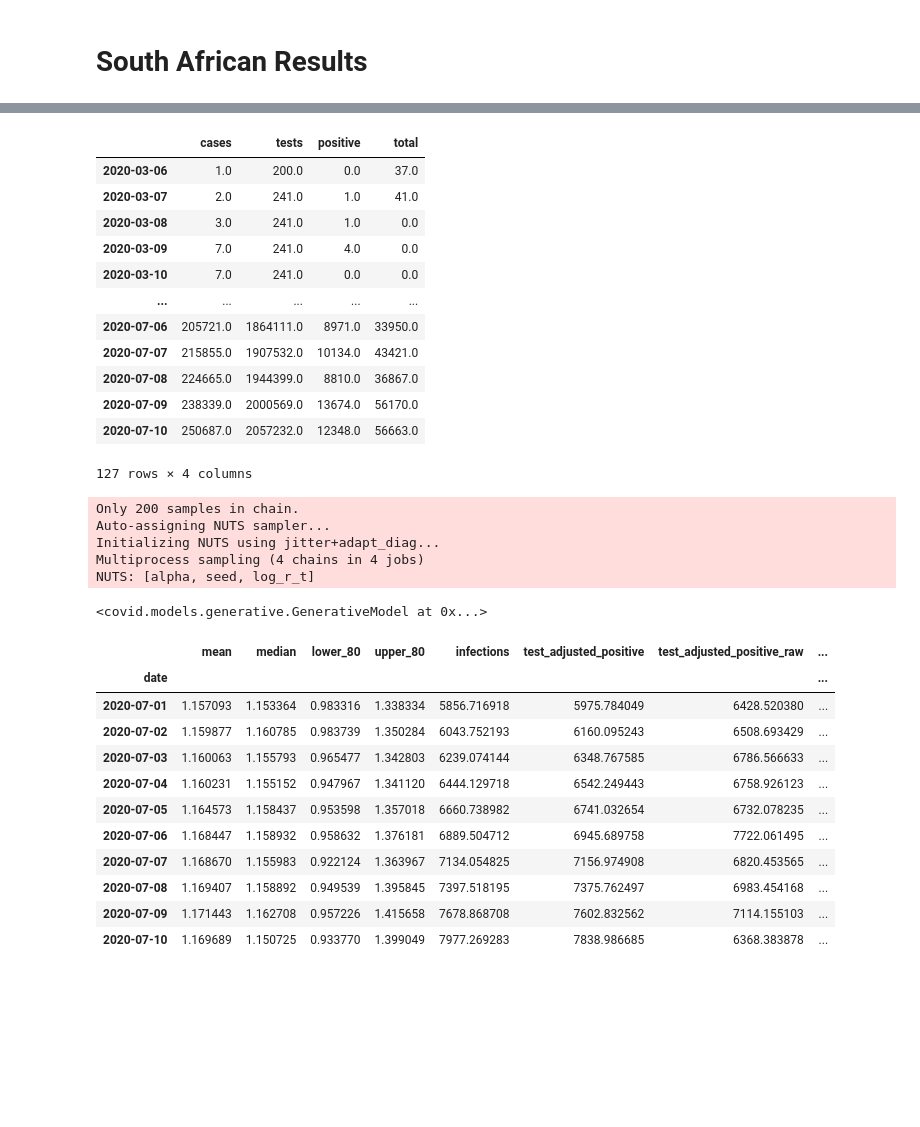
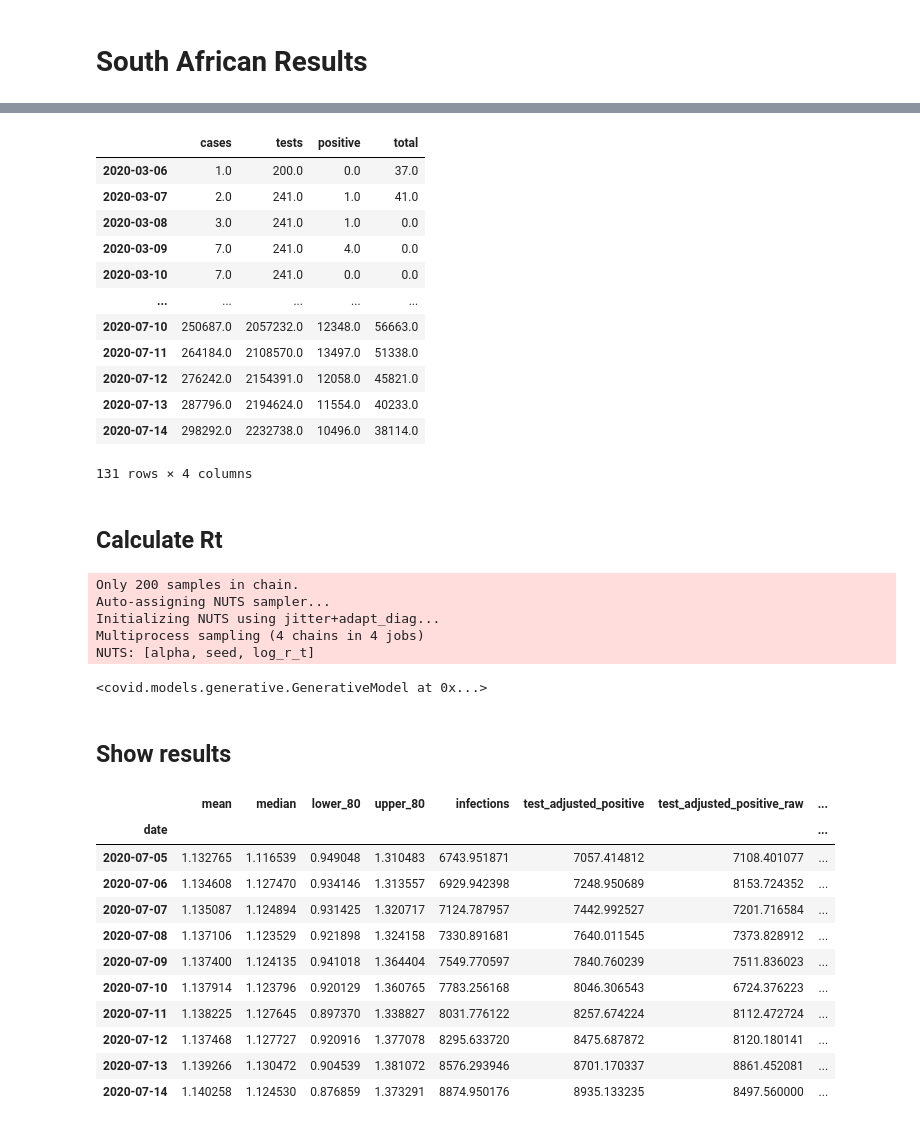
Before and after one commit to dsfsi/covid19za, a Jupyter notebook: notebooks/covid-model/rtlive-model-za.ipynb, the cells around one changed output, grey strips where cells are left out. Cells and saved outputs as stored; diff of their text form; code cells hidden in the pictures; blank space fills up the shorter version.

```diff
--- a/notebooks/covid-model/rtlive-model-za.ipynb
+++ b/notebooks/covid-model/rtlive-model-za.ipynb
@@ -272,20 +296,22 @@ final_filled_model
 # %%
-df_model = final_filled_model.iloc[1:-1]
+df_model = final_filled_model.iloc[1:]
 df_model
 # %% [output]
 |  | cases | tests | positive | total |
 | 2020-03-06 | 1.0 | 200.0 | 0.0 | 37.0 |
 | 2020-03-07 | 2.0 | 241.0 | 1.0 | 41.0 |
 | 2020-03-08 | 3.0 | 241.0 | 1.0 | 0.0 |
 | 2020-03-09 | 7.0 | 241.0 | 4.0 | 0.0 |
 | 2020-03-10 | 7.0 | 241.0 | 0.0 | 0.0 |
 | ... | ... | ... | ... | ... |
-| 2020-07-06 | 205721.0 | 1864111.0 | 8971.0 | 33950.0 |
-| 2020-07-07 | 215855.0 | 1907532.0 | 10134.0 | 43421.0 |
-| 2020-07-08 | 224665.0 | 1944399.0 | 8810.0 | 36867.0 |
-| 2020-07-09 | 238339.0 | 2000569.0 | 13674.0 | 56170.0 |
 | 2020-07-10 | 250687.0 | 2057232.0 | 12348.0 | 56663.0 |
+| 2020-07-11 | 264184.0 | 2108570.0 | 13497.0 | 51338.0 |
+| 2020-07-12 | 276242.0 | 2154391.0 | 12058.0 | 45821.0 |
+| 2020-07-13 | 287796.0 | 2194624.0 | 11554.0 | 40233.0 |
+| 2020-07-14 | 298292.0 | 2232738.0 | 10496.0 | 38114.0 |
-127 rows × 4 columns
+131 rows × 4 columns
+# %% [markdown]
+## Calculate Rt
 # %%
 region = 'Total RSA'
 # %%
@@ -298,6 +324,8 @@ Initializing NUTS using jitter+adapt_diag...
 Multiprocess sampling (4 chains in 4 jobs)
 NUTS: [alpha, seed, log_r_t]
 <covid.models.generative.GenerativeModel at 0x...>
+# %% [markdown]
+## Show results
 # %%
 result = summarize_inference_data(gm.inference_data)
 # %%
@@ -305,16 +333,16 @@ result.tail(10)
 # %% [output]
 |  | mean | median | lower_80 | upper_80 | infections | test_adjusted_positive | test_adjusted_positive_raw | ... |
 | date |  |  |  |  |  |  |  | ... |
-| 2020-07-01 | 1.157093 | 1.153364 | 0.983316 | 1.338334 | 5856.716918 | 5975.784049 | 6428.520380 | ... |
-| 2020-07-02 | 1.159877 | 1.160785 | 0.983739 | 1.350284 | 6043.752193 | 6160.095243 | 6508.693429 | ... |
-| 2020-07-03 | 1.160063 | 1.155793 | 0.965477 | 1.342803 | 6239.074144 | 6348.767585 | 6786.566633 | ... |
-| 2020-07-04 | 1.160231 | 1.155152 | 0.947967 | 1.341120 | 6444.129718 | 6542.249443 | 6758.926123 | ... |
-| 2020-07-05 | 1.164573 | 1.158437 | 0.953598 | 1.357018 | 6660.738982 | 6741.032654 | 6732.078235 | ... |
-| 2020-07-06 | 1.168447 | 1.158932 | 0.958632 | 1.376181 | 6889.504712 | 6945.689758 | 7722.061495 | ... |
-| 2020-07-07 | 1.168670 | 1.155983 | 0.922124 | 1.363967 | 7134.054825 | 7156.974908 | 6820.453565 | ... |
-| 2020-07-08 | 1.169407 | 1.158892 | 0.949539 | 1.395845 | 7397.518195 | 7375.762497 | 6983.454168 | ... |
-| 2020-07-09 | 1.171443 | 1.162708 | 0.957226 | 1.415658 | 7678.868708 | 7602.832562 | 7114.155103 | ... |
-| 2020-07-10 | 1.169689 | 1.150725 | 0.933770 | 1.399049 | 7977.269283 | 7838.986685 | 6368.383878 | ... |
+| 2020-07-05 | 1.132765 | 1.116539 | 0.949048 | 1.310483 | 6743.951871 | 7057.414812 | 7108.401077 | ... |
+| 2020-07-06 | 1.134608 | 1.127470 | 0.934146 | 1.313557 | 6929.942398 | 7248.950689 | 8153.724352 | ... |
+| 2020-07-07 | 1.135087 | 1.124894 | 0.931425 | 1.320717 | 7124.787957 | 7442.992527 | 7201.716584 | ... |
+| 2020-07-08 | 1.137106 | 1.123529 | 0.921898 | 1.324158 | 7330.891681 | 7640.011545 | 7373.828912 | ... |
+| 2020-07-09 | 1.137400 | 1.124135 | 0.941018 | 1.364404 | 7549.770597 | 7840.760239 | 7511.836023 | ... |
+| 2020-07-10 | 1.137914 | 1.123796 | 0.920129 | 1.360765 | 7783.256168 | 8046.306543 | 6724.376223 | ... |
+| 2020-07-11 | 1.138225 | 1.127645 | 0.897370 | 1.338827 | 8031.776122 | 8257.674224 | 8112.472724 | ... |
+| 2020-07-12 | 1.137468 | 1.127727 | 0.920916 | 1.377078 | 8295.633720 | 8475.687872 | 8120.180141 | ... |
+| 2020-07-13 | 1.139266 | 1.130472 | 0.904539 | 1.381072 | 8576.293946 | 8701.170337 | 8861.452081 | ... |
+| 2020-07-14 | 1.140258 | 1.124530 | 0.876859 | 1.373291 | 8874.950176 | 8935.133235 | 8497.560000 | ... |
 # %%
 plot_results()
 # %% [output]
```
Also changed, not shown: parts of 24 cells of this notebook, 1 other file.
